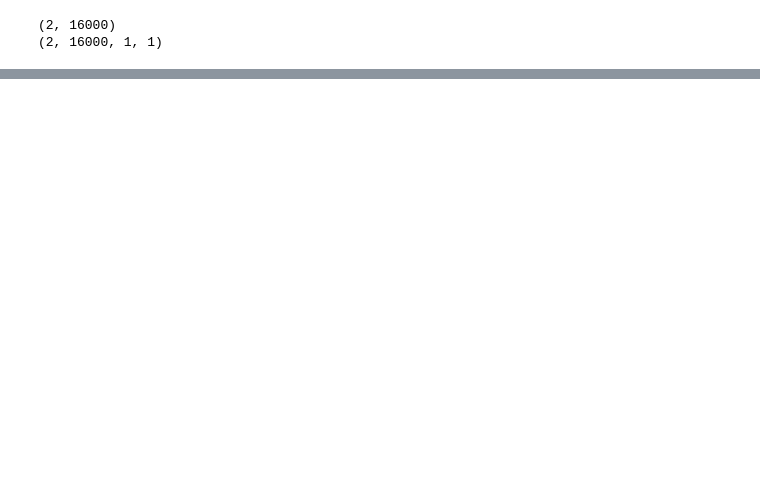
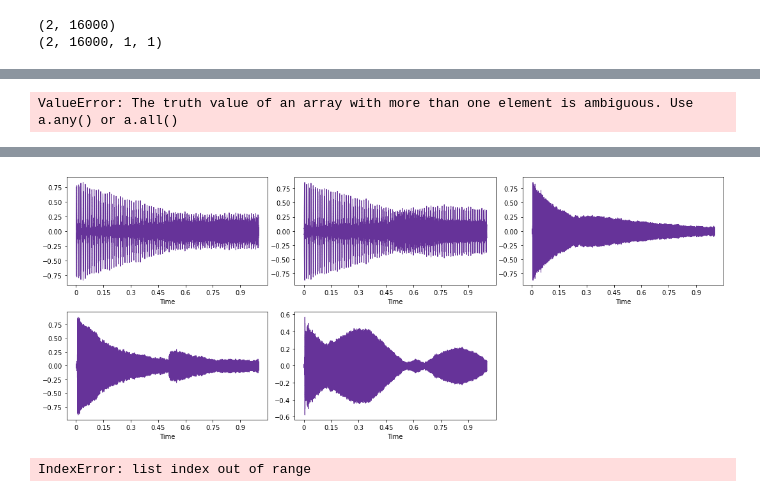
Before and after one commit to mezaga/guitar_VAE, a Jupyter notebook: space_exploration.ipynb, the cells around one changed output, grey strips where cells are left out. Saved outputs shown, nothing was run; the diff lists cells and outputs as text; code cells hidden in the pictures; blank space fills up the shorter version.

```diff
--- a/space_exploration.ipynb
+++ b/space_exploration.ipynb
@@ -467,0 +496,2 @@ def latent_sonidos_near(k, matriz, n):
+# %%
+latent_euclidean = vae_encoder.predict(Xw_latent)
@@ -467,0 +500,4 @@ def latent_sonidos_near(k, matriz, n):
+# %%
+latent = vae_encoder.predict(Xw)
+
+print(latent[0].shape)
@@ -468,5 +507,5 @@ def latent_sonidos_near(k, matriz, n):
 # %%
-eucledean_near = latent_sonidos_near(latent[0][0], latent[0], 5)
+eucledean_near = latent_sonidos_near(latent_euclidean[0][0], latent[0], 5)
 #print(latent[0][0][:10])
 #print(a[0][:10])
 #print(euclidean_distance(latent[0][0], a[0]))
@@ -474,14 +513,18 @@ eucledean_near = latent_sonidos_near(latent[0][0], latent[0], 5)
 #print(euclidean_distance(latent[0][0], a[1]))
 #print(euclidean_distance(latent[0][0], a[2]))
 #eucledean_near = np.array(eucledean_near)
-print(eucledean_near.shape)
+print(eucledean_near[0].shape)
+print(latent_euclidean[0][0].shape)
+# %% [output]
+ValueError: The truth value of an array with more than one element is ambiguous. Use a.any() or a.all()
 # %%
 gen_latent = vae_decoder.predict(eucledean_near)
 v = [gen_latent[i].flatten() for i in range(5)]
 plt.figure(figsize=(15, 6))#.suptitle("Gen waveform")
 for i in range(5):
-    plt.subplot(1, 5, i+ 1)#.set_title(i)
-    librosa.display.waveshow(v[i], color='rebeccapurple')
+    plt.subplot(2, 3, i+ 1)#.set_title(i)
+    librosa.display.waveshow(v[i],sr16k, color='rebeccapurple')
 plt.tight_layout()
 #plt.title()
 plt.show()
+# %% [output]
@@ -488,2 +532,5 @@ plt.show()
+[figure, added]
 # %%
-Audio(v[0],sr16k)
+Audio(v[5],sr16k)
+# %% [output]
+IndexError: list index out of range
```
Also changed, not shown: parts of 20 cells of this notebook, 10 other files.
